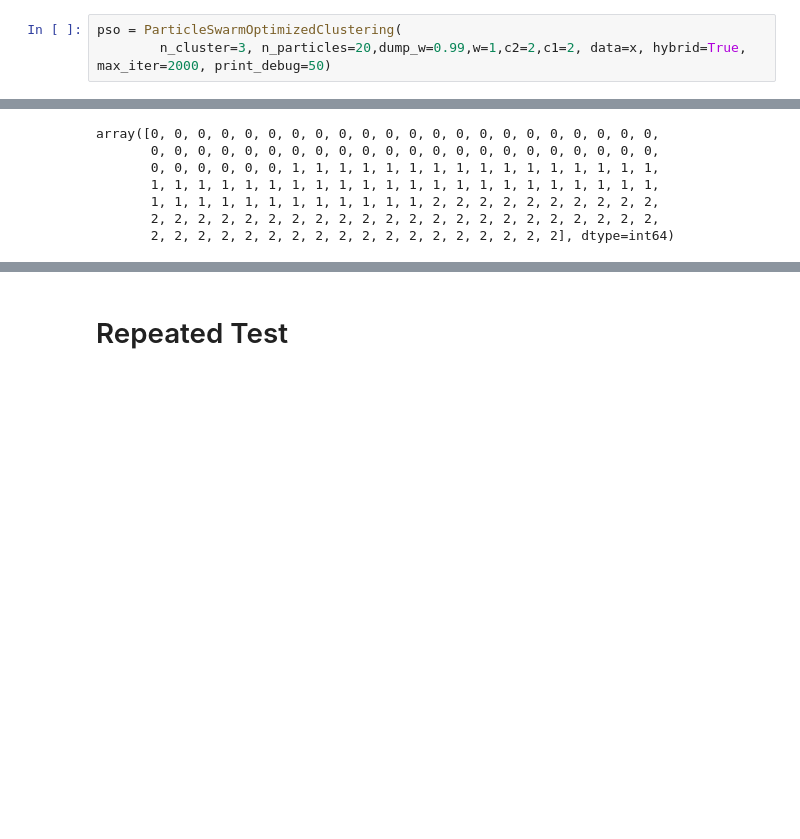
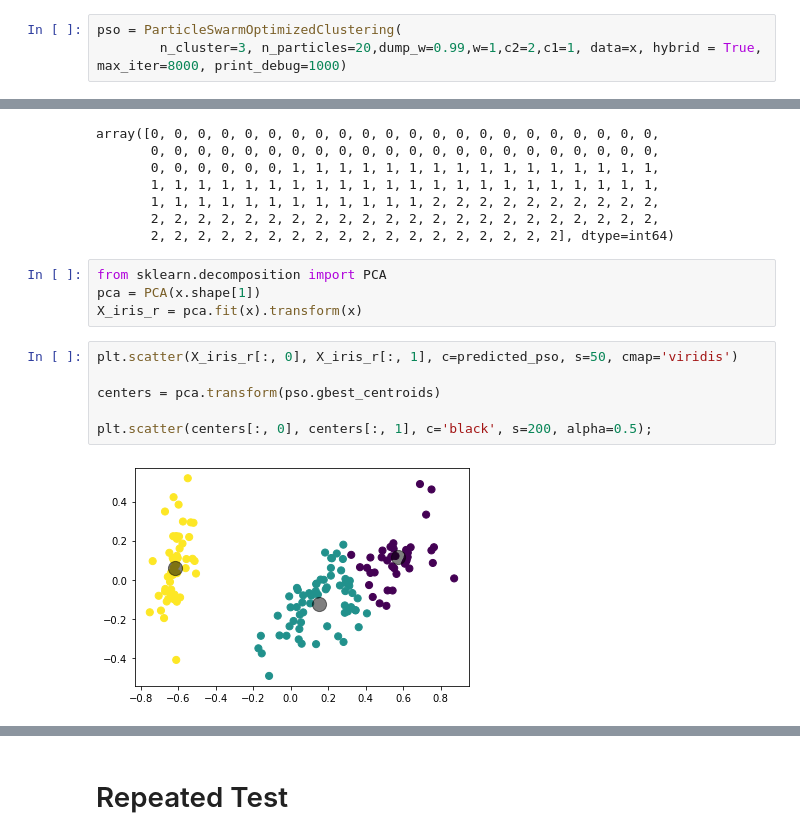
Before and after one commit to ElhNour/Partitioning_Clustering_using_PSO_metaheuristic, a Jupyter notebook: Err.ipynb, the cells around one changed output, grey strips where cells are left out. Saved outputs shown, nothing was run; the diff lists cells and outputs as text; blank space fills up the shorter version.

```diff
--- a/Err.ipynb
+++ b/Err.ipynb
@@ -59,7 +59,7 @@ Err_ratio: (0.5733333333333334, (2, 0, 1))
 # PSO
 # %%
 pso = ParticleSwarmOptimizedClustering(
-        n_cluster=3, n_particles=20,dump_w=0.99,w=1,c2=2,c1=2, data=x, hybrid=True, max_iter=2000, print_debug=50)
+        n_cluster=3, n_particles=20,dump_w=0.99,w=1,c2=2,c1=1, data=x, hybrid = True, max_iter=8000, print_debug=1000)
 # %%
 hist = pso.run()
 # %% [output]
@@ -120,3 +113,15 @@ array([0, 0, 0, 0, 0, 0, 0, 0, 0, 0, 0, 0, 0, 0, 0, 0, 0, 0, 0, 0, 0, 0,
        1, 1, 1, 1, 1, 1, 1, 1, 1, 1, 1, 1, 2, 2, 2, 2, 2, 2, 2, 2, 2, 2,
        2, 2, 2, 2, 2, 2, 2, 2, 2, 2, 2, 2, 2, 2, 2, 2, 2, 2, 2, 2, 2, 2,
        2, 2, 2, 2, 2, 2, 2, 2, 2, 2, 2, 2, 2, 2, 2, 2, 2, 2], dtype=int64)
+# %%
+from sklearn.decomposition import PCA
+pca = PCA(x.shape[1])
+X_iris_r = pca.fit(x).transform(x)
+# %%
+plt.scatter(X_iris_r[:, 0], X_iris_r[:, 1], c=predicted_pso, s=50, cmap='viridis')
+
+centers = pca.transform(pso.gbest_centroids)
+
+plt.scatter(centers[:, 0], centers[:, 1], c='black', s=200, alpha=0.5);
+# %% [output]
+[figure, added]
```
Also changed, not shown: parts of 7 cells of this notebook, 5 other files.
